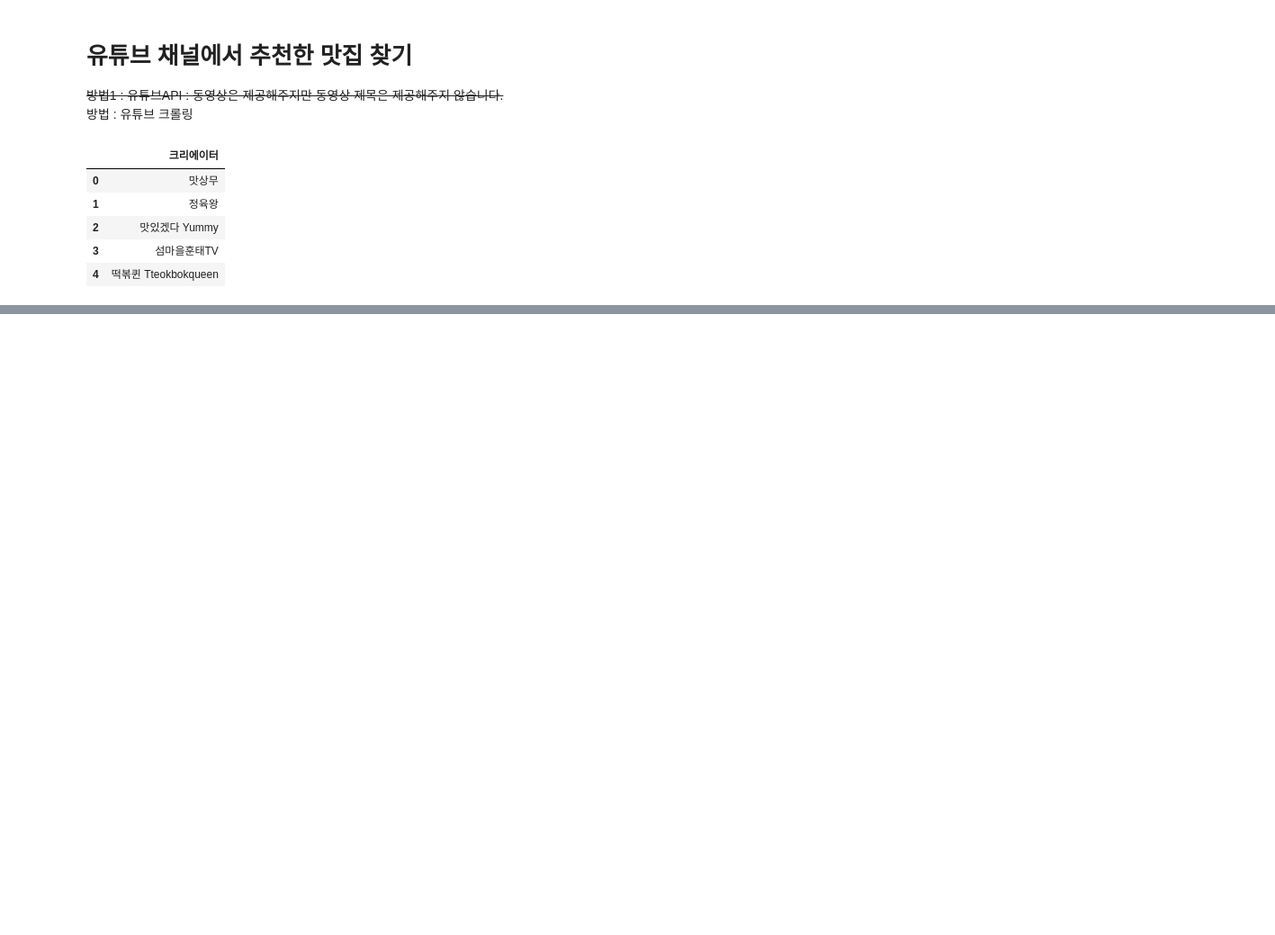
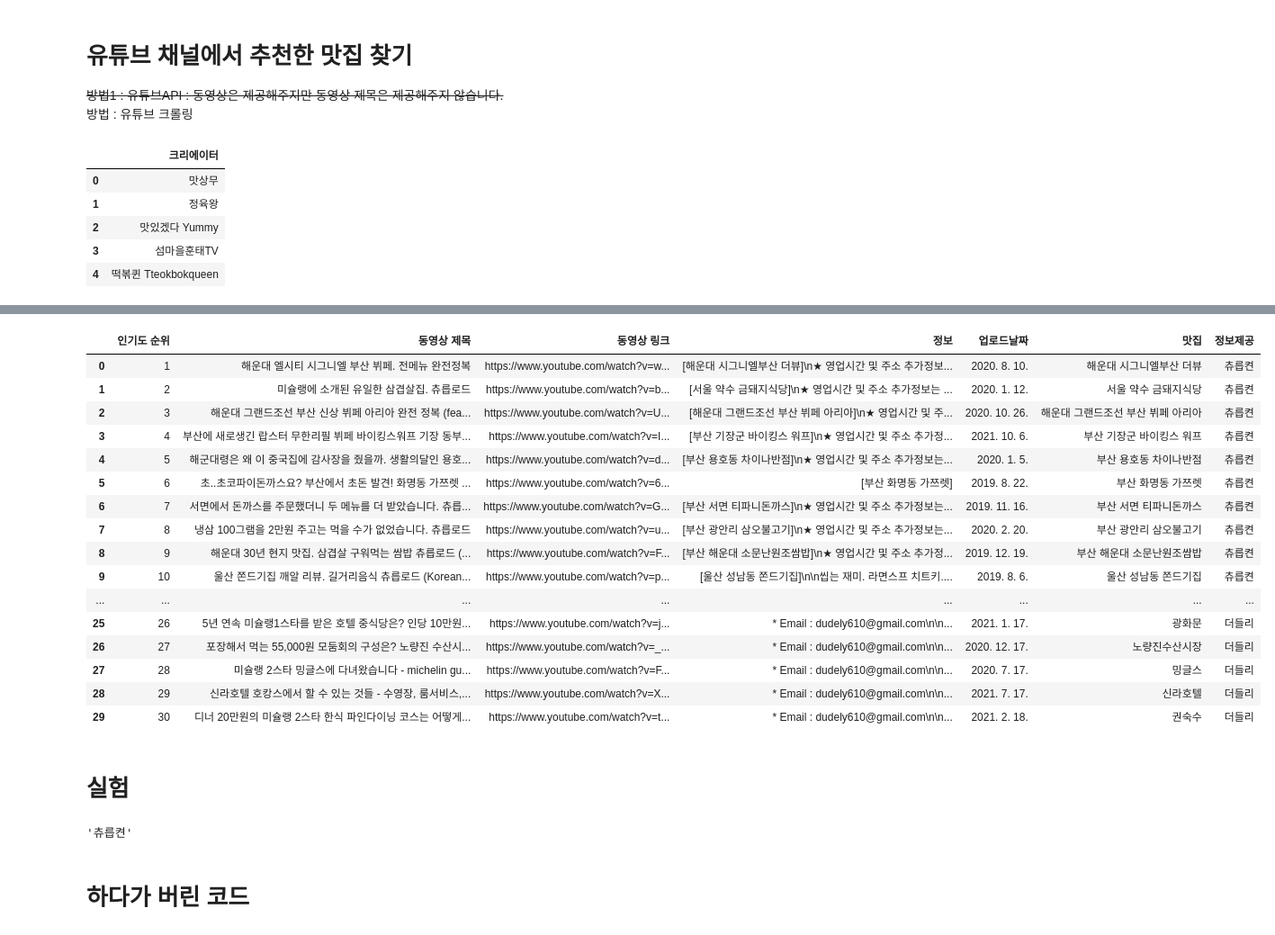
Before and after one commit to moonheee/restaurant-for-media, a Jupyter notebook: Youtube.ipynb, the cells around one changed output, grey strips where cells are left out. Shown at 90% size. Drawn from its saved outputs; the diff is of its cells as text; code cells hidden in the pictures; blank space fills up the shorter version.

```diff
--- a/Youtube.ipynb
+++ b/Youtube.ipynb
@@ -38,0 +179,33 @@ time.sleep(2)
+# %%
+# 나중에 반복문으로 돌려주세요
+youtube_restaurant = pd.DataFrame()
+youtube_restaurant = pd.concat([youtube_restaurant, df])
+youtube_restaurant = pd.concat([youtube_restaurant, df2])
+# %%
+youtube_restaurant.to_csv("./data/youtube_restaurant.csv",index = False, header=True)
+youtube_restaurant
+# %% [output]
+|  | 인기도 순위 | 동영상 제목 | 동영상 링크 | 정보 | 업로드날짜 | 맛집 | 정보제공 |
+| 0 | 1 | 해운대 엘시티 시그니엘 부산 뷔페. 전메뉴 완전정복 | https://www.youtube.com/watch?v=w... | [해운대 시그니엘부산 더뷰]\n★ 영업시간 및 주소 추가정보... | 2020. 8. 10. | 해운대 시그니엘부산 더뷰 | 츄릅켠 |
+| 1 | 2 | 미슐랭에 소개된 유일한 삼겹살집. 츄릅로드 | https://www.youtube.com/watch?v=b... | [서울 약수 금돼지식당]\n★ 영업시간 및 주소 추가정보는 ... | 2020. 1. 12. | 서울 약수 금돼지식당 | 츄릅켠 |
+| 2 | 3 | 해운대 그랜드조선 부산 신상 뷔페 아리아 완전 정복 (fea... | https://www.youtube.com/watch?v=U... | [해운대 그랜드조선 부산 뷔페 아리아]\n★ 영업시간 및 주... | 2020. 10. 26. | 해운대 그랜드조선 부산 뷔페 아리아 | 츄릅켠 |
+| 3 | 4 | 부산에 새로생긴 랍스터 무한리필 뷔페 바이킹스워프 기장 동부... | https://www.youtube.com/watch?v=I... | [부산 기장군 바이킹스 워프]\n★ 영업시간 및 주소 추가정... | 2021. 10. 6. | 부산 기장군 바이킹스 워프 | 츄릅켠 |
+| 4 | 5 | 해군대령은 왜 이 중국집에 감사장을 줬을까. 생활의달인 용호... | https://www.youtube.com/watch?v=d... | [부산 용호동 차이나반점]\n★ 영업시간 및 주소 추가정보는... | 2020. 1. 5. | 부산 용호동 차이나반점 | 츄릅켠 |
+| 5 | 6 | 초..초코파이돈까스요? 부산에서 초돈 발견! 화명동 가쯔렛 ... | https://www.youtube.com/watch?v=6... | [부산 화명동 가쯔렛] | 2019. 8. 22. | 부산 화명동 가쯔렛 | 츄릅켠 |
+| 6 | 7 | 서면에서 돈까스를 주문했더니 두 메뉴를 더 받았습니다. 츄릅... | https://www.youtube.com/watch?v=G... | [부산 서면 티파니돈까스]\n★ 영업시간 및 주소 추가정보는... | 2019. 11. 16. | 부산 서면 티파니돈까스 | 츄릅켠 |
+| 7 | 8 | 냉삼 100그램을 2만원 주고는 먹을 수가 없었습니다. 츄릅로드 | https://www.youtube.com/watch?v=u... | [부산 광안리 삼오불고기]\n★ 영업시간 및 주소 추가정보는... | 2020. 2. 20. | 부산 광안리 삼오불고기 | 츄릅켠 |
+| 8 | 9 | 해운대 30년 현지 맛집. 삼겹살 구워먹는 쌈밥 츄릅로드 (... | https://www.youtube.com/watch?v=F... | [부산 해운대 소문난원조쌈밥]\n★ 영업시간 및 주소 추가정... | 2019. 12. 19. | 부산 해운대 소문난원조쌈밥 | 츄릅켠 |
+| 9 | 10 | 울산 쫀드기집 깨알 리뷰. 길거리음식 츄릅로드 (Korean... | https://www.youtube.com/watch?v=p... | [울산 성남동 쫀드기집]\n\n씹는 재미. 라면스프 치트키.... | 2019. 8. 6. | 울산 성남동 쫀드기집 | 츄릅켠 |
+| ... | ... | ... | ... | ... | ... | ... | ... |
+| 25 | 26 | 5년 연속 미슐랭1스타를 받은 호텔 중식당은? 인당 10만원... | https://www.youtube.com/watch?v=j... | * Email : dudely610@gmail.com\n\n... | 2021. 1. 17. | 광화문 | 더들리 |
+| 26 | 27 | 포장해서 먹는 55,000원 모둠회의 구성은? 노량진 수산시... | https://www.youtube.com/watch?v=_... | * Email : dudely610@gmail.com\n\n... | 2020. 12. 17. | 노량진수산시장 | 더들리 |
+| 27 | 28 | 미슐랭 2스타 밍글스에 다녀왔습니다 - michelin gu... | https://www.youtube.com/watch?v=F... | * Email : dudely610@gmail.com\n\n... | 2020. 7. 17. | 밍글스 | 더들리 |
+| 28 | 29 | 신라호텔 호캉스에서 할 수 있는 것들 - 수영장, 룸서비스,... | https://www.youtube.com/watch?v=X... | * Email : dudely610@gmail.com\n\n... | 2021. 7. 17. | 신라호텔 | 더들리 |
+| 29 | 30 | 디너 20만원의 미슐랭 2스타 한식 파인다이닝 코스는 어떻게... | https://www.youtube.com/watch?v=t... | * Email : dudely610@gmail.com\n\n... | 2021. 2. 18. | 권숙수 | 더들리 |
+# %% [markdown]
+# 실험
+# %%
+# 행찾기
+youtube_channels.loc[9, '크리에이터']
+# %% [output]
+'츄릅켠'
@@ -38,0 +221,2 @@ time.sleep(2)
+# %% [markdown]
+# 하다가 버린 코드
```
Also changed, not shown: parts of 26 cells of this notebook, 1 other file.
